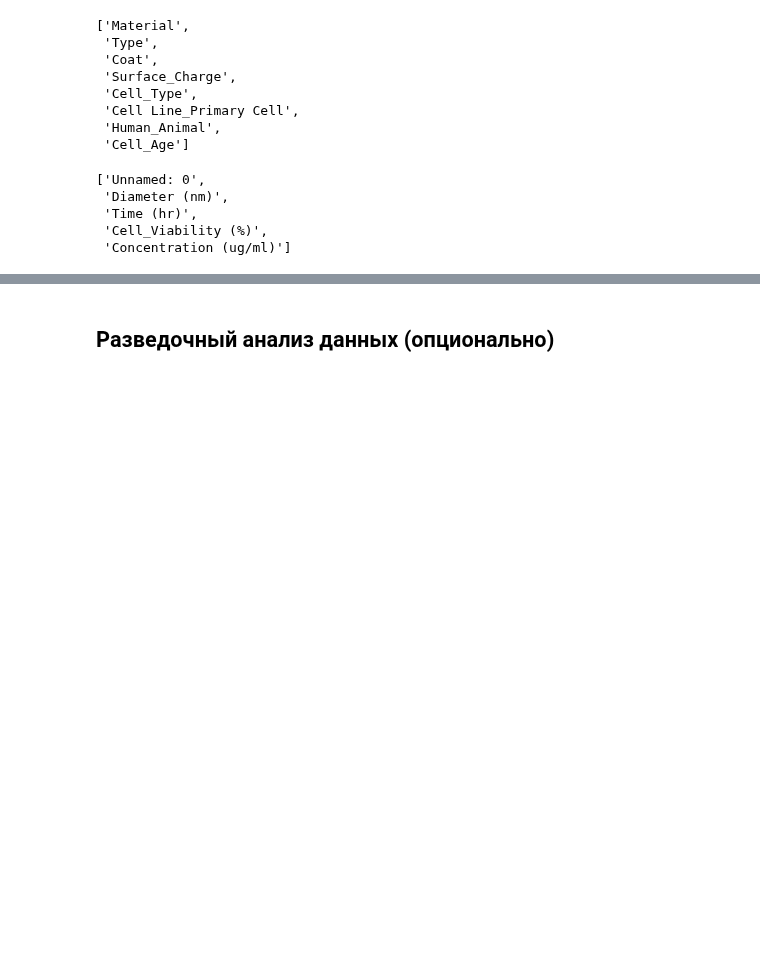
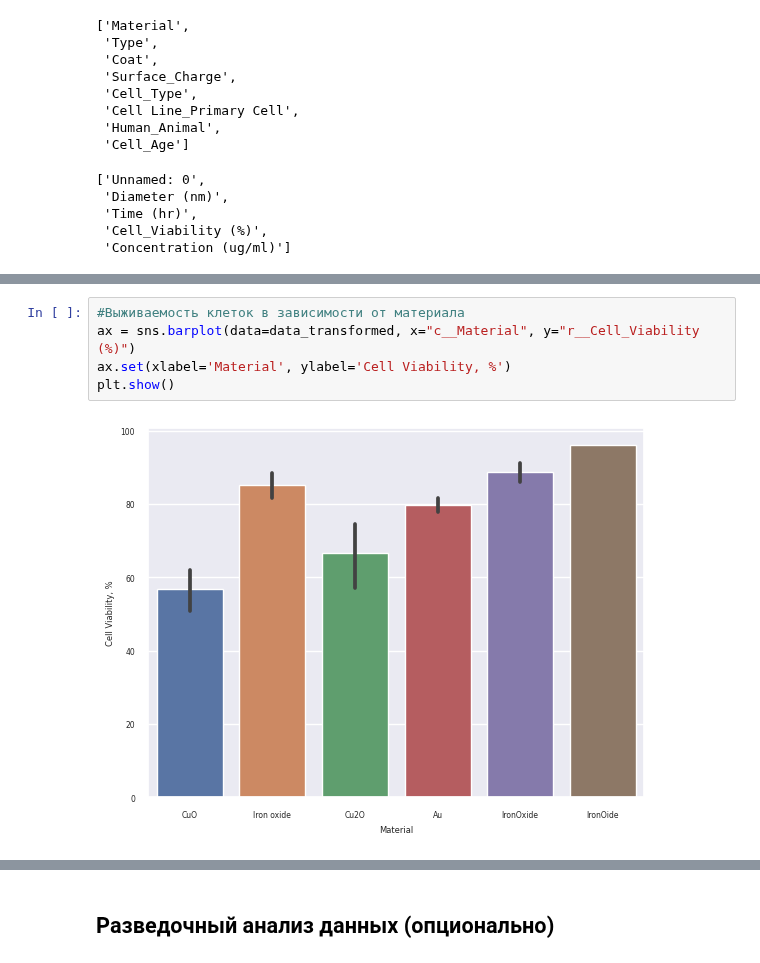
Before and after one commit to dobrotvorn/DataCon23, a Jupyter notebook: Mini_task1.ipynb, the cells around one changed output, grey strips where cells are left out. Cells and saved outputs as stored; diff of their text form; blank space fills up the shorter version.

```diff
--- a/Mini_task1.ipynb
+++ b/Mini_task1.ipynb
@@ -547,0 +541,7 @@ sns.pairplot(data_transformed)
+# %%
+#Выживаемость клеток в зависимости от материала
+ax = sns.barplot(data=data_transformed, x="c__Material", y="r__Cell_Viability (%)")
+ax.set(xlabel='Material', ylabel='Cell Viability, %')
+plt.show()
+# %% [output]
+[figure, added]
```
Also changed, not shown: parts of 7 cells of this notebook.
